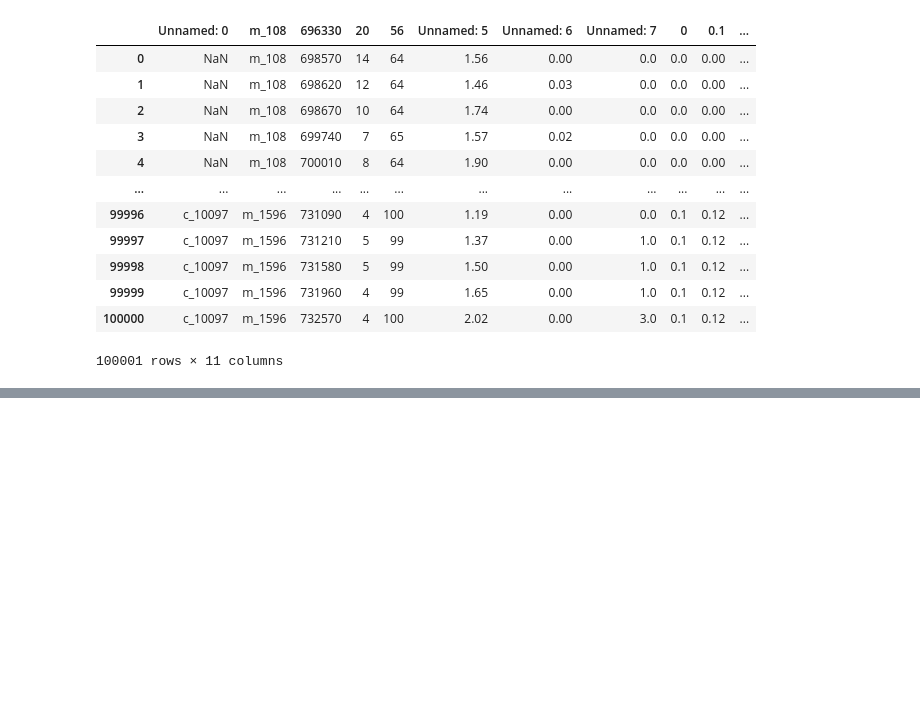
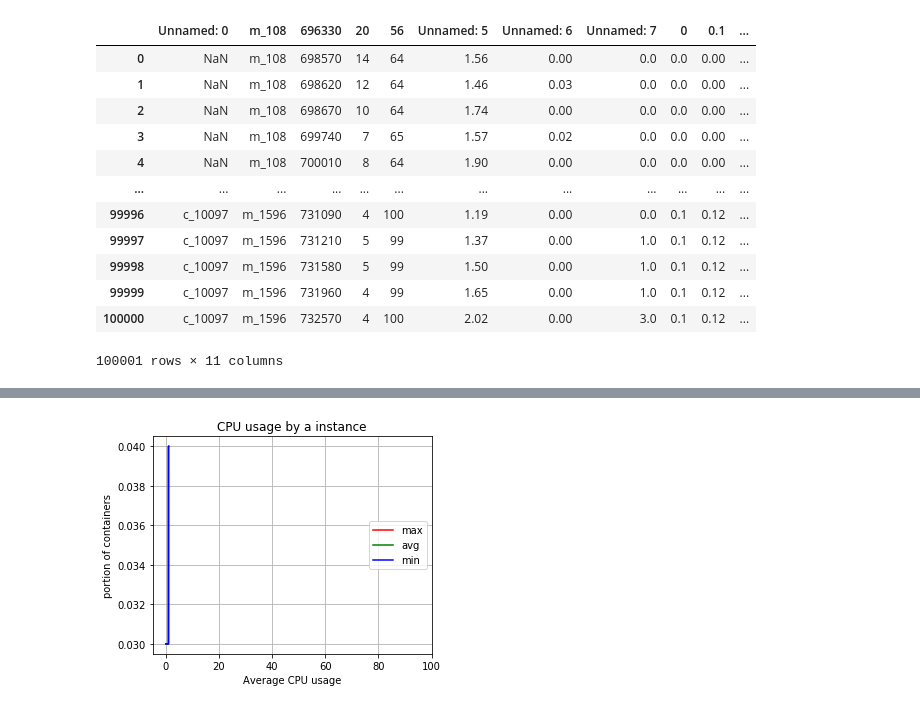
Before and after one commit to jalpa015/RL_Resource_Allocation, a Jupyter notebook: Data Analysis.ipynb, the cells around one changed output, grey strips where cells are left out. Saved outputs shown, nothing was run; the diff lists cells and outputs as text; code cells hidden in the pictures; blank space fills up the shorter version.

Commit message:
Data Analysis and LSTM implementation

```diff
--- a/Data Analysis.ipynb
+++ b/Data Analysis.ipynb
@@ -70,0 +101,47 @@ plt.show()
+# %%
+f = open('data/batch_instance.csv', 'r', encoding='utf-8')
+data_batch_instance = pd.read_csv(f)
+df_batch_instance = pd.DataFrame(data_batch_instance)
+df_batch_instance.columns = batch_instance_column_name
+grp_batch_instance = df_batch_instance[['start_time', 'end_time', 'status', 'cpu_max']].groupby('status')
+mean_grp_batch = grp_batch_instance.mean()
+max_grp_batch = grp_batch_instance.max()
+min_grp_batch = grp_batch_instance.min()
+mean_cpu_usage_by_container = mean_grp_batch['cpu_max']
+max_cpu_usage_by_container = max_grp_batch['cpu_max']
+min_cpu_usage_by_container = min_grp_batch['cpu_max']
+
+max_cpu_usage_by_container
+
+fig, ax = plt.subplots(figsize=(5, 4))
+num_bins = 100
+
+n_max, bins_max = np.histogram(np.isfinite(max_cpu_usage_by_container), num_bins)
+n_min, bins_min = np.histogram(np.isfinite(min_cpu_usage_by_container), num_bins)
+n_mean, bins_mean = np.histogram(np.isfinite(mean_cpu_usage_by_container), num_bins)
+
+dx_max = bins_max[1] - bins_max[0]
+dx_min = bins_min[1] - bins_min[0]
+dx_mean = bins_mean[1] - bins_mean[0]
+
+n_max = n_max.cumsum()*dx_max
+n_min = n_min.cumsum()*dx_min
+n_mean = n_mean.cumsum()*dx_mean
+n_max = np.append(n_max, n_max[-1])
+n_min = np.append(n_min, n_min[-1])
+n_mean = np.append(n_mean, n_mean[-1])
+
+ax.plot(bins_max, n_max, linewidth=1.5, label='max', color='r')
+ax.plot(bins_mean, n_mean, linewidth=1.5, label='avg', color='green')
+ax.plot(bins_min, n_min, linewidth=1.5, label='min', color='b')
+
+ax.grid(True)
+ax.legend(loc='right')
+ax.set_title('CPU usage by a instance')
+ax.set_xlabel('Average CPU usage')
+ax.set_ylabel('portion of containers')
+ax.set_xlim([-5, 100])
+
+plt.show()
+# %% [output]
+[figure, added]
```
Also changed, not shown: parts of 12 cells of this notebook, 5 other files.
